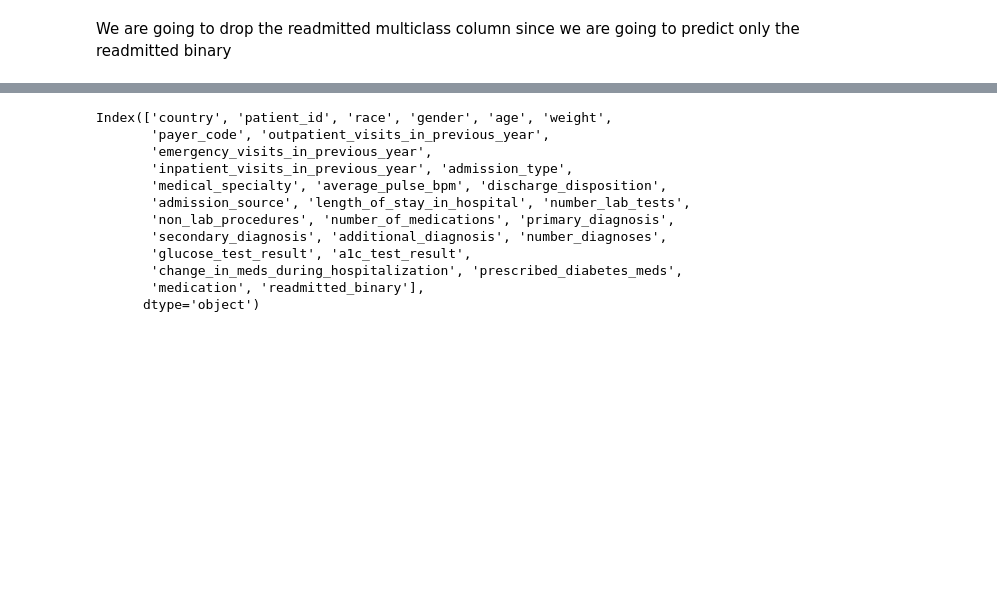
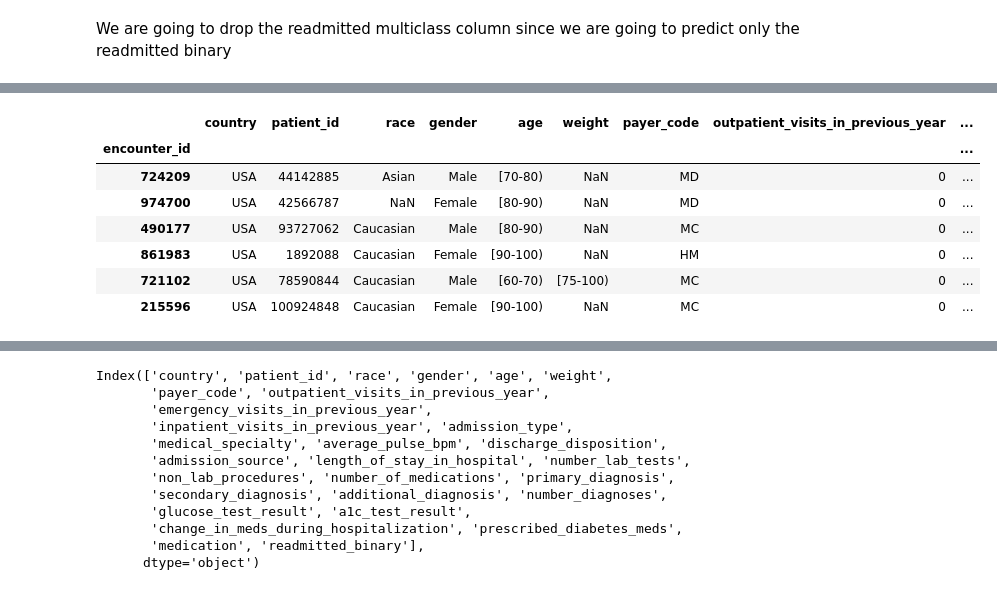
Before and after one commit to Sebastiao199/MLOps, a Jupyter notebook: mlops-full-project/notebooks/Cleaning_Preprocessing.ipynb, the cells around one changed output, grey strips where cells are left out. Drawn from its saved outputs; the diff is of its cells as text; code cells hidden in the pictures; blank space fills up the shorter version.

```diff
--- a/mlops-full-project/notebooks/Cleaning_Preprocessing.ipynb
+++ b/mlops-full-project/notebooks/Cleaning_Preprocessing.ipynb
@@ -36,0 +64,11 @@ We are going to drop the readmitted multiclass column since we are going to pred
+# %%
+hospital_df.iloc[2114:2120]
+# %% [output]
+|  | country | patient_id | race | gender | age | weight | payer_code | outpatient_visits_in_previous_year | ... |
+| encounter_id |  |  |  |  |  |  |  |  | ... |
+| 724209 | USA | 44142885 | Asian | Male | [70-80) | NaN | MD | 0 | ... |
+| 974700 | USA | 42566787 | NaN | Female | [80-90) | NaN | MD | 0 | ... |
+| 490177 | USA | 93727062 | Caucasian | Male | [80-90) | NaN | MC | 0 | ... |
+| 861983 | USA | 1892088 | Caucasian | Female | [90-100) | NaN | HM | 0 | ... |
+| 721102 | USA | 78590844 | Caucasian | Male | [60-70) | [75-100) | MC | 0 | ... |
+| 215596 | USA | 100924848 | Caucasian | Female | [90-100) | NaN | MC | 0 | ... |
```
Also changed, not shown: parts of 8 cells of this notebook, 7 other files.
